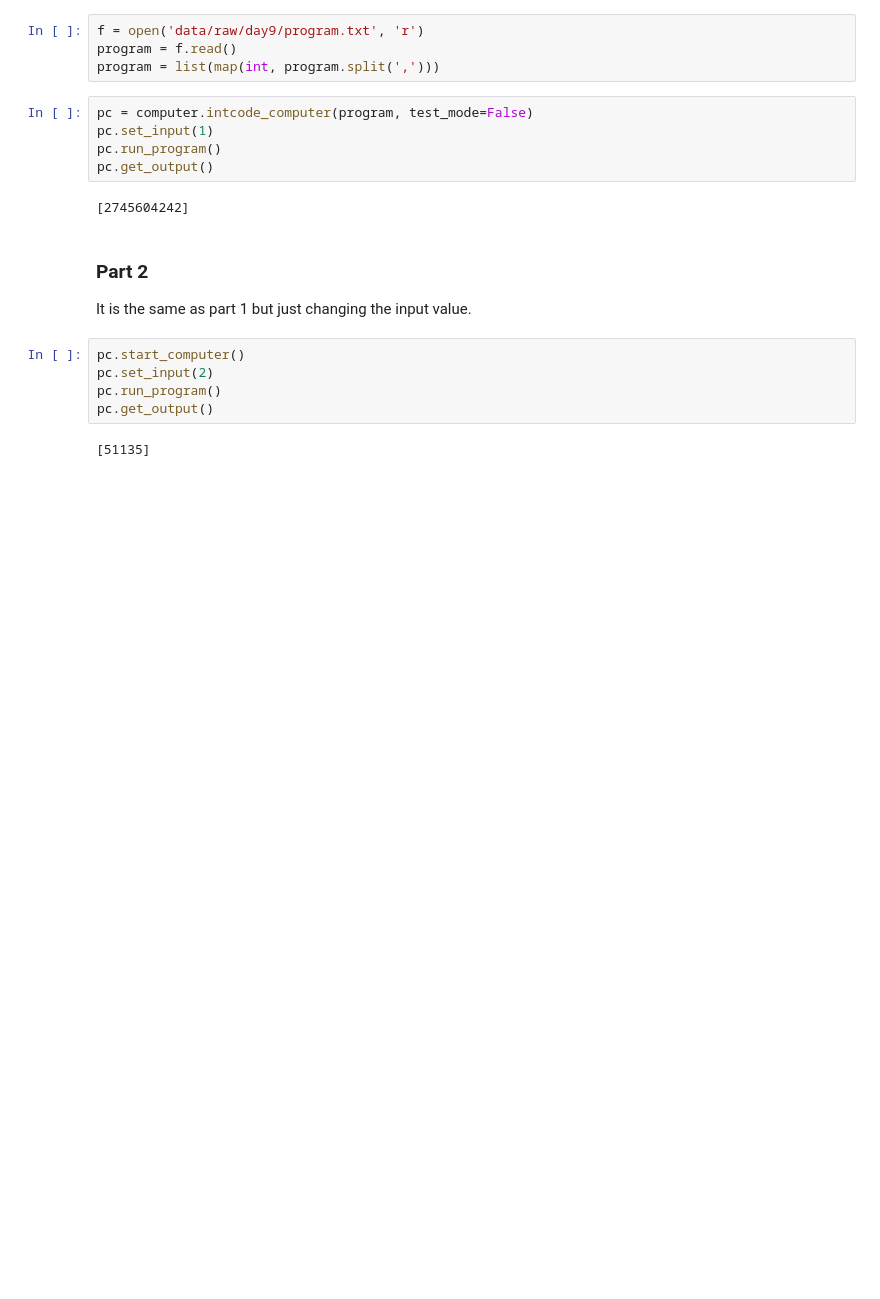
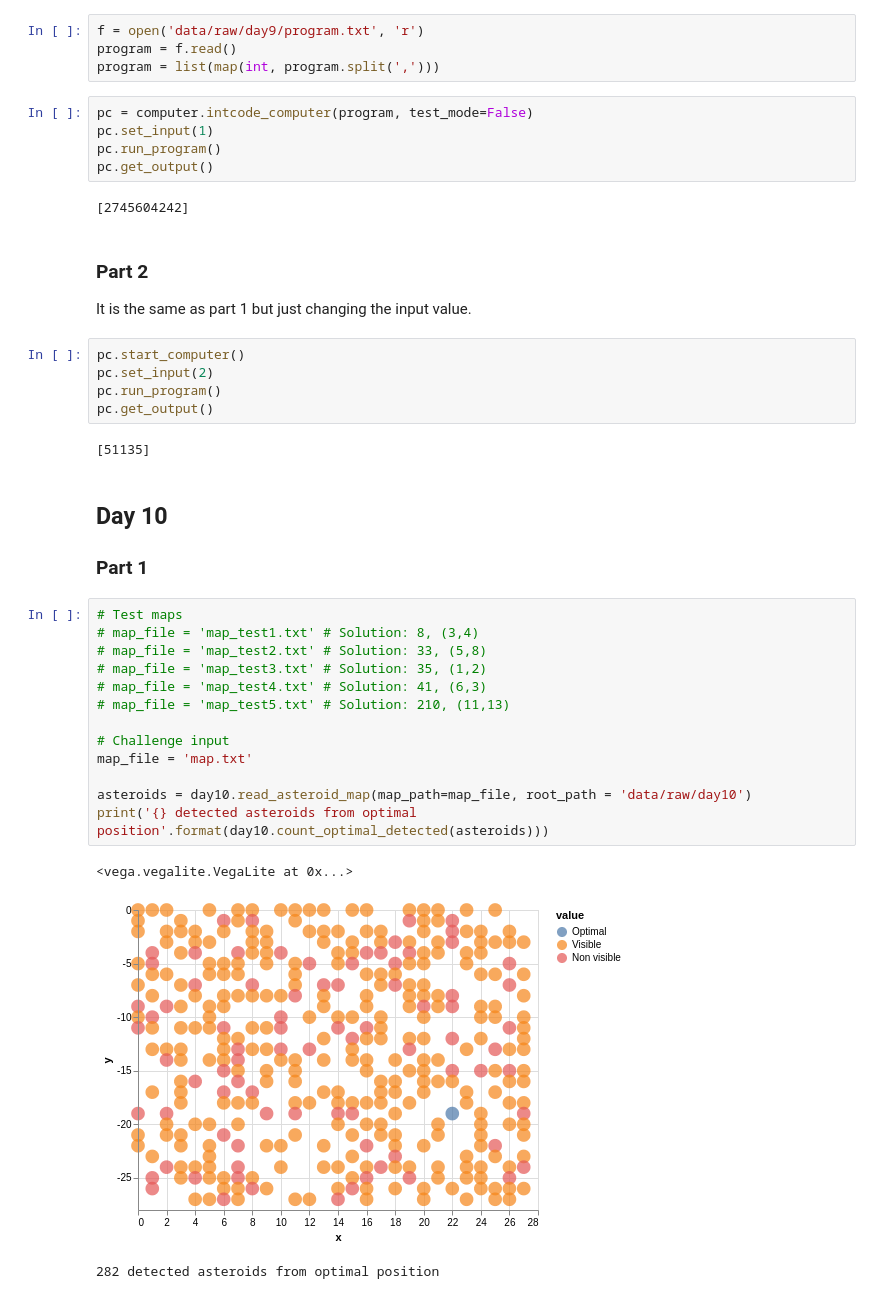
Before and after one commit to BeatrizBL/Adventofcode_2019, a Jupyter notebook: notebooks/Challenge_executions.ipynb, the cells around one changed output. Drawn from its saved outputs; the diff is of its cells as text; blank space fills up the shorter version.

Commit message:
Day 10 - part 1

```diff
--- a/notebooks/Challenge_executions.ipynb
+++ b/notebooks/Challenge_executions.ipynb
@@ -248,3 +253,23 @@ pc.run_program()
 pc.get_output()
 # %% [output]
 [51135]
+# %% [markdown]
+## Day 10
+### Part 1
+# %%
+# Test maps
+# map_file = 'map_test1.txt' # Solution: 8, (3,4)
+# map_file = 'map_test2.txt' # Solution: 33, (5,8)
+# map_file = 'map_test3.txt' # Solution: 35, (1,2)
+# map_file = 'map_test4.txt' # Solution: 41, (6,3)
+# map_file = 'map_test5.txt' # Solution: 210, (11,13)
+
+# Challenge input
+map_file = 'map.txt'
+
+asteroids = day10.read_asteroid_map(map_path=map_file, root_path = 'data/raw/day10')
+print('{} detected asteroids from optimal position'.format(day10.count_optimal_detected(asteroids)))
+# %% [output]
+<vega.vegalite.VegaLite at 0x...>
+[figure, added]
+282 detected asteroids from optimal position
```
Also changed, not shown: parts of 2 cells of this notebook, 8 other files.
